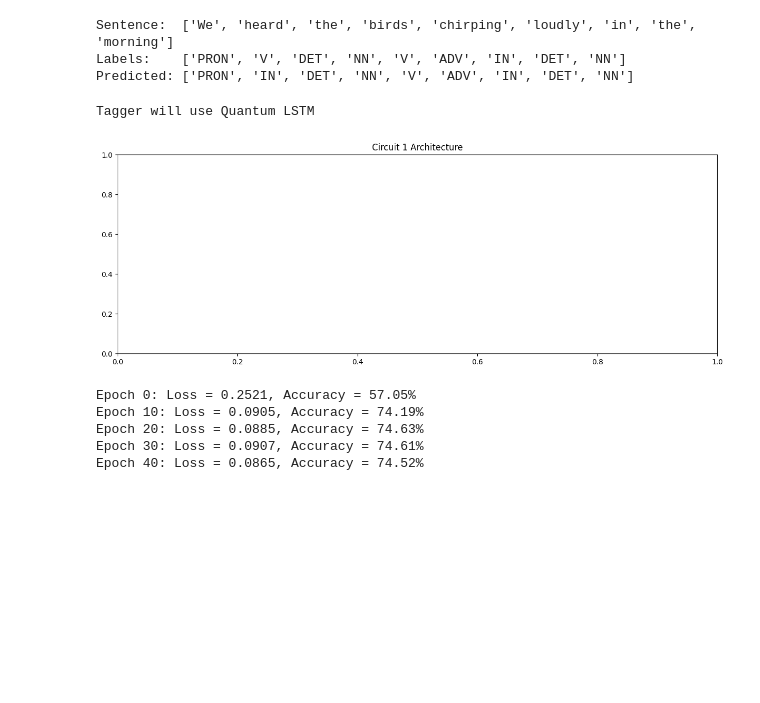
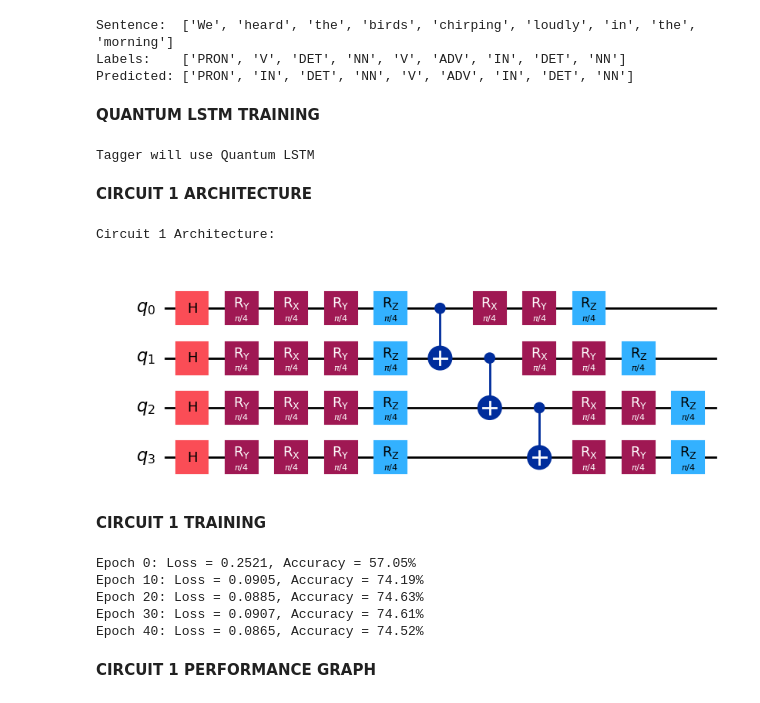
Before and after one commit to Munsh1/Quantum-LSTM, a Jupyter notebook: POS_tagging_final.ipynb, the cells around one changed output. Saved outputs shown, nothing was run; the diff lists cells and outputs as text; code cells hidden in the pictures; blank space fills up the shorter version.

```diff
--- a/POS_tagging_final.ipynb
+++ b/POS_tagging_final.ipynb
@@ -728,6 +658,8 @@ print_result(model_classical)
 Sentence:  ['We', 'heard', 'the', 'birds', 'chirping', 'loudly', 'in', 'the', 'morning']
 Labels:    ['PRON', 'V', 'DET', 'NN', 'V', 'ADV', 'IN', 'DET', 'NN']
 Predicted: ['PRON', 'IN', 'DET', 'NN', 'V', 'ADV', 'IN', 'DET', 'NN']
+# %% [markdown]
+**QUANTUM LSTM TRAINING**
 # %%
 n_qubits = 4
 
@@ -738,35 +670,45 @@ model_quantum = LSTMTagger(embedding_dim,
                         n_qubits=n_qubits)
 # %% [output]
 Tagger will use Quantum LSTM
+# %% [markdown]
+**CIRCUIT 1 ARCHITECTURE**
 # %%
-# Circuit 1 Visualization
+# Circuit 1: Visualization using Qiskit draw
 def visualize_circuit_1():
     n_qubits = 4
     qc = QuantumCircuit(n_qubits)
 
-    # Data encoding
+    # Data encoding layer
     for i in range(n_qubits):
-        qc.h(i)
-        qc.ry(0.5, i)
+        qc.h(i)  # Initial Hadamard gates
+        qc.ry(np.pi/4, i)  # RY rotations for data encoding
 
     # Variational layer
     for i in range(n_qubits):
-        qc.rx(0.1, i)
-        qc.ry(0.2, i)
-        qc.rz(0.3, i)
+        qc.rx(np.pi/4, i)
+        qc.ry(np.pi/4, i)
+        qc.rz(np.pi/4, i)
 
-    # Entanglement
+    # Entanglement layer
     for i in range(n_qubits-1):
         qc.cx(i, i+1)
 
+    # Second variational layer
+    for i in range(n_qubits):
+        qc.rx(np.pi/4, i)
+        qc.ry(np.pi/4, i)
+        qc.rz(np.pi/4, i)
+
     return qc.draw(output='mpl')
 
-plt.figure(figsize=(15, 5))
+# Visualize Circuit 1
+print("Circuit 1 Architecture:")
 visualize_circuit_1()
-plt.title("Circuit 1 Architecture")
-plt.show()
 # %% [output]
+Circuit 1 Architecture:
-[figure, old version]
+[figure, new version]
+# %% [markdown]
+**CIRCUIT 1 TRAINING**
 # %%
 # First, let's set up the data correctly
 import torch
@@ -846,6 +788,8 @@ Epoch 10: Loss = 0.0905, Accuracy = 74.19%
 Epoch 20: Loss = 0.0885, Accuracy = 74.63%
 Epoch 30: Loss = 0.0907, Accuracy = 74.61%
 Epoch 40: Loss = 0.0865, Accuracy = 74.52%
+# %% [markdown]
+**CIRCUIT 1 PERFORMANCE GRAPH**
 # %%
 # Circuit 1 Performance Graph
 plt.figure(figsize=(12, 5))
```
Also changed, not shown: parts of 25 cells of this notebook.
